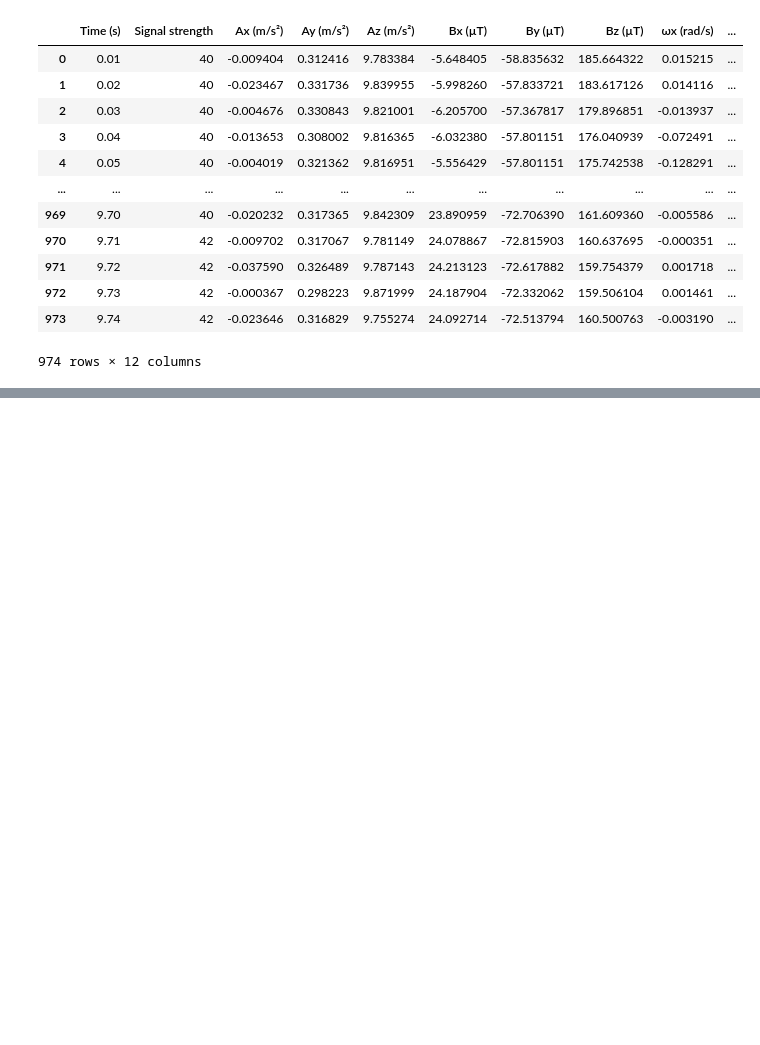
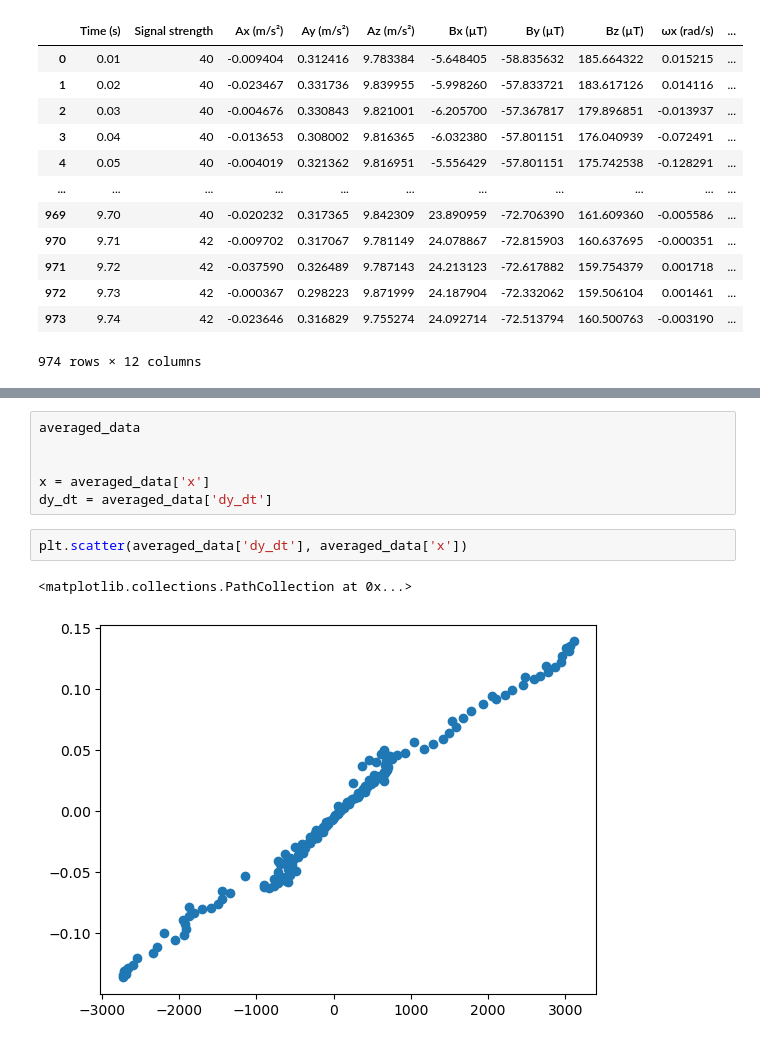
Before and after one commit to Faith-Qiao/physics5bl, a Jupyter notebook: lab12/lab12.ipynb, the cells around one changed output, grey strips where cells are left out. Drawn from its saved outputs; the diff is of its cells as text; blank space fills up the shorter version.

```diff
--- a/lab12/lab12.ipynb
+++ b/lab12/lab12.ipynb
@@ -166,0 +200,11 @@ x = part2['']
+# %%
+averaged_data
+
+
+x = averaged_data['x']
+dy_dt = averaged_data['dy_dt']
+# %%
+plt.scatter(averaged_data['dy_dt'], averaged_data['x'])
+# %% [output]
+<matplotlib.collections.PathCollection at 0x...>
+[figure, added]
```
Also changed, not shown: parts of 12 cells of this notebook.
